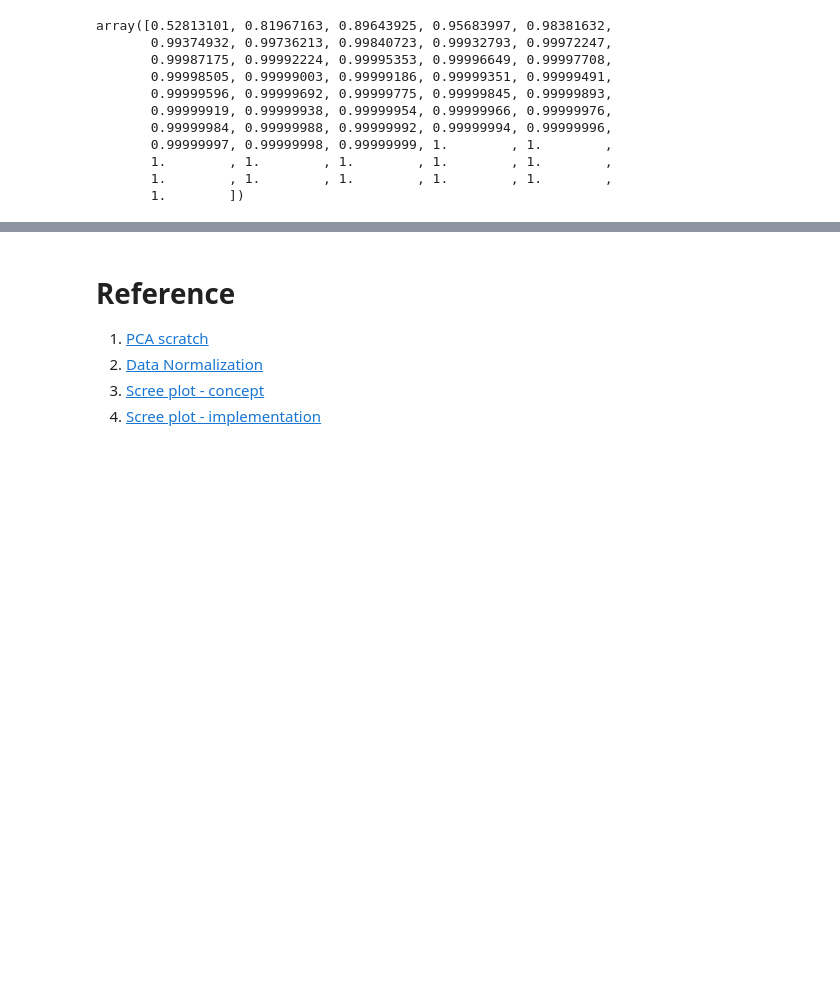
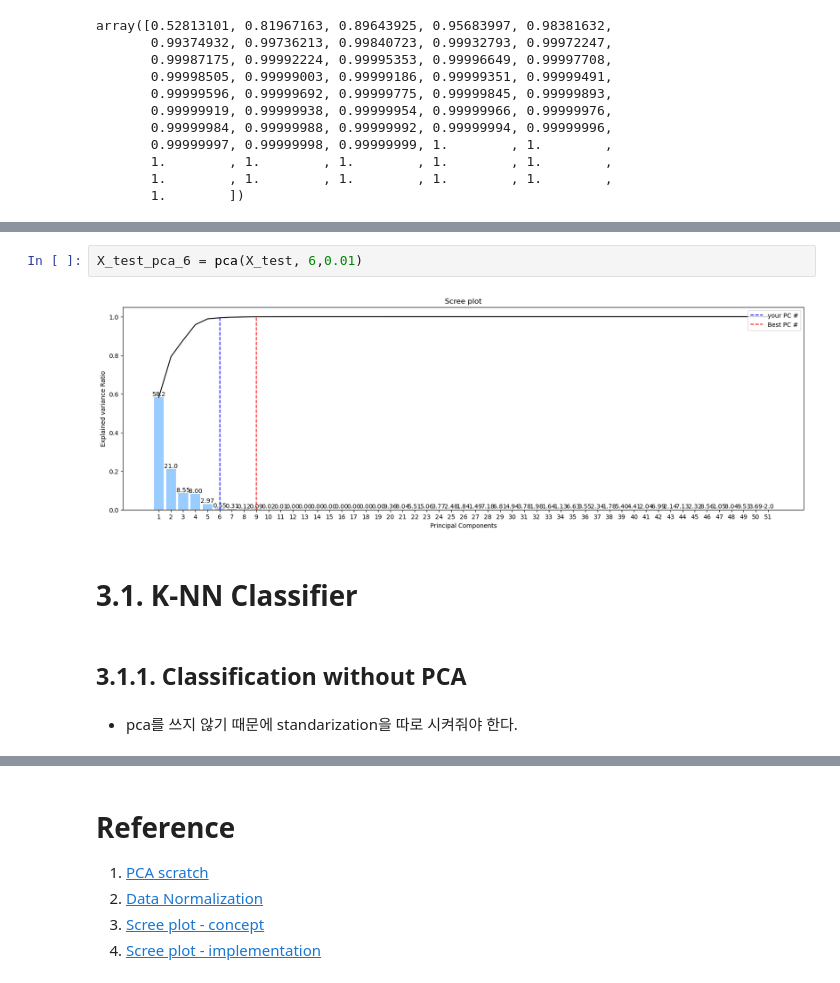
Before and after one commit to KyungTaek-Oh/Class, a Jupyter notebook: MachineLearning/PCA/ML_PCA_AS02-1.ipynb, the cells around one changed output, grey strips where cells are left out. Cells and saved outputs as stored; diff of their text form; blank space fills up the shorter version.

```diff
--- a/MachineLearning/PCA/ML_PCA_AS02-1.ipynb
+++ b/MachineLearning/PCA/ML_PCA_AS02-1.ipynb
@@ -281,0 +304,11 @@ reduced_X = pca(data, 2, 0.01)
+# %%
+X_test_pca_6 = pca(X_test, 6,0.01)
+# %% [output]
+[figure, added]
+# %% [markdown]
+# 3.1. K-NN Classifier
+# %% [markdown]
+
+## 3.1.1. Classification without PCA
+# %% [markdown]
+* pca를 쓰지 않기 때문에 standarization을 따로 시켜줘야 한다.
```
Also changed, not shown: parts of 53 cells of this notebook.
